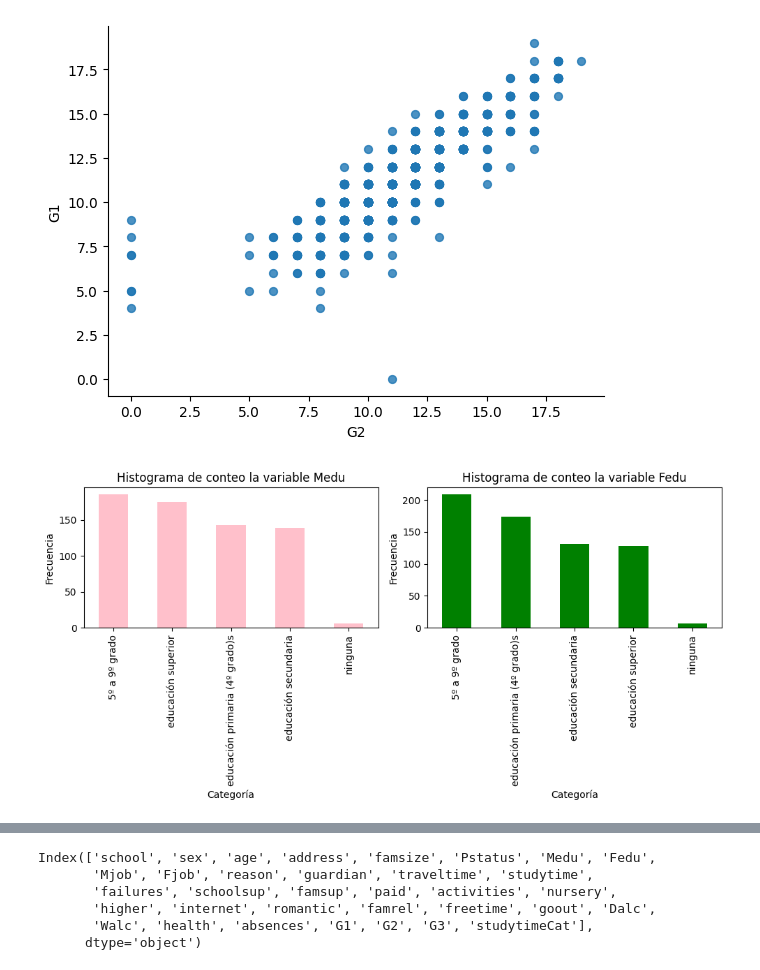
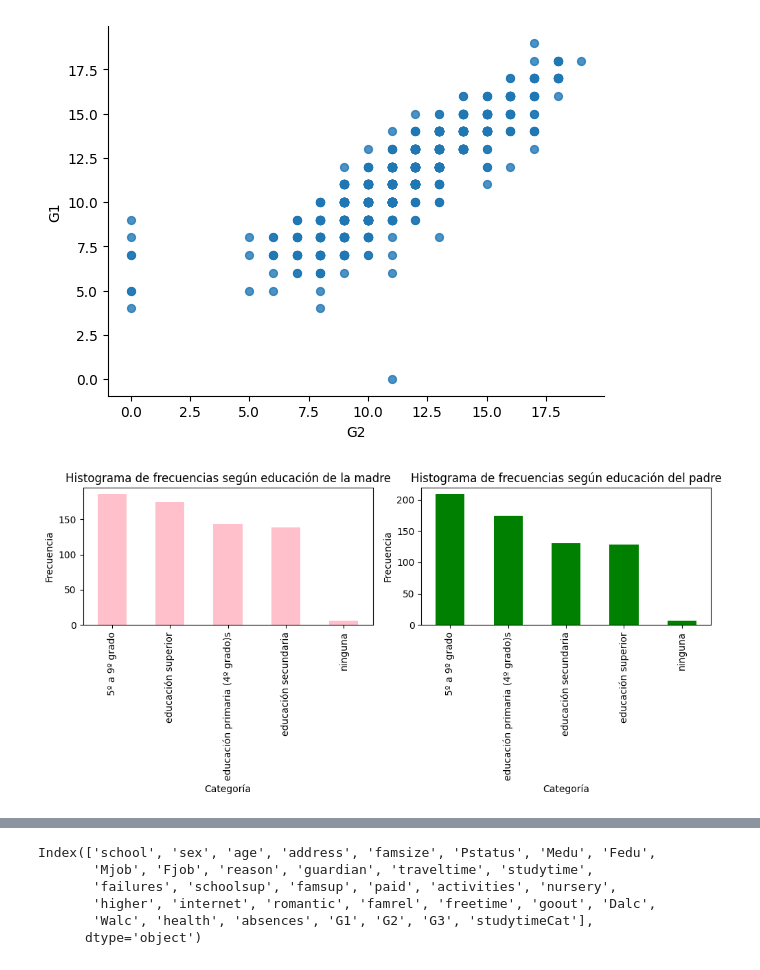
Before and after one commit to VAEH/fundamentos_datos, a Jupyter notebook: Proyecto_Fundamentos.ipynb, the cells around one changed output, grey strips where cells are left out. Drawn from its saved outputs; the diff is of its cells as text; code cells hidden in the pictures.

```diff
--- a/Proyecto_Fundamentos.ipynb
+++ b/Proyecto_Fundamentos.ipynb
@@ -128,35 +132,34 @@ plt.gca().spines[['top', 'right',]].set_visible(False)
 # %%
 
 fig, axs = plt.subplots(1, 2, figsize=(10, 5))
 
 nombres_categorias = {0: 'ninguna', 1: 'educación primaria (4º grado)s', 2: '5º a 9º grado', 3: 'educación secundaria', 4:'educación superior'}
 df_rend['Medu'] = df_rend['Medu'].replace(nombres_categorias)
 columna_categorica = df_rend['Medu']
 categorias_ordenadas = sorted(df_rend['Medu'].unique())
 conteo_categorias = df_rend['Medu'].value_counts()
 conteo_categorias.plot(kind='bar', color='pink', ax=axs[0])
 
 axs[0].set_xlabel('Categoría')
 axs[0].set_ylabel('Frecuencia')
-axs[0].set_title('Histograma de conteo la variable Medu')
+axs[0].set_title('Histograma de frecuencias según educación de la madre')
 
 nombres_categorias = {0: 'ninguna', 1: 'educación primaria (4º grado)s', 2: '5º a 9º grado', 3: 'educación secundaria', 4:'educación superior'}
 df_rend['Fedu'] = df_rend['Fedu'].replace(nombres_categorias)
 columna_categorica = df_rend['Fedu']
 categorias_ordenadas = sorted(df_rend['Fedu'].unique())
 conteo_categorias = df_rend['Fedu'].value_counts()
 conteo_categorias.plot(kind='bar', color='green', ax=axs[1])
 
 axs[1].set_xlabel('Categoría')
 axs[1].set_ylabel('Frecuencia')
-axs[1].set_title('Histograma de conteo la variable Fedu')
+axs[1].set_title('Histograma de frecuencias según educación del padre')
 
-
+# Mostrar la figura con ambos gráficos uno al lado del otro
 plt.tight_layout()
-
 plt.show()
 # %% [output]
-[figure, old version]
+[figure, new version]
 # %%
 
 nombres_categorias = {1: '<2 horas', 2: '2 a 5 horas', 3: '5 a 10 horas', 4: '>10 horas'}
```
Also changed, not shown: parts of 9 cells of this notebook.
